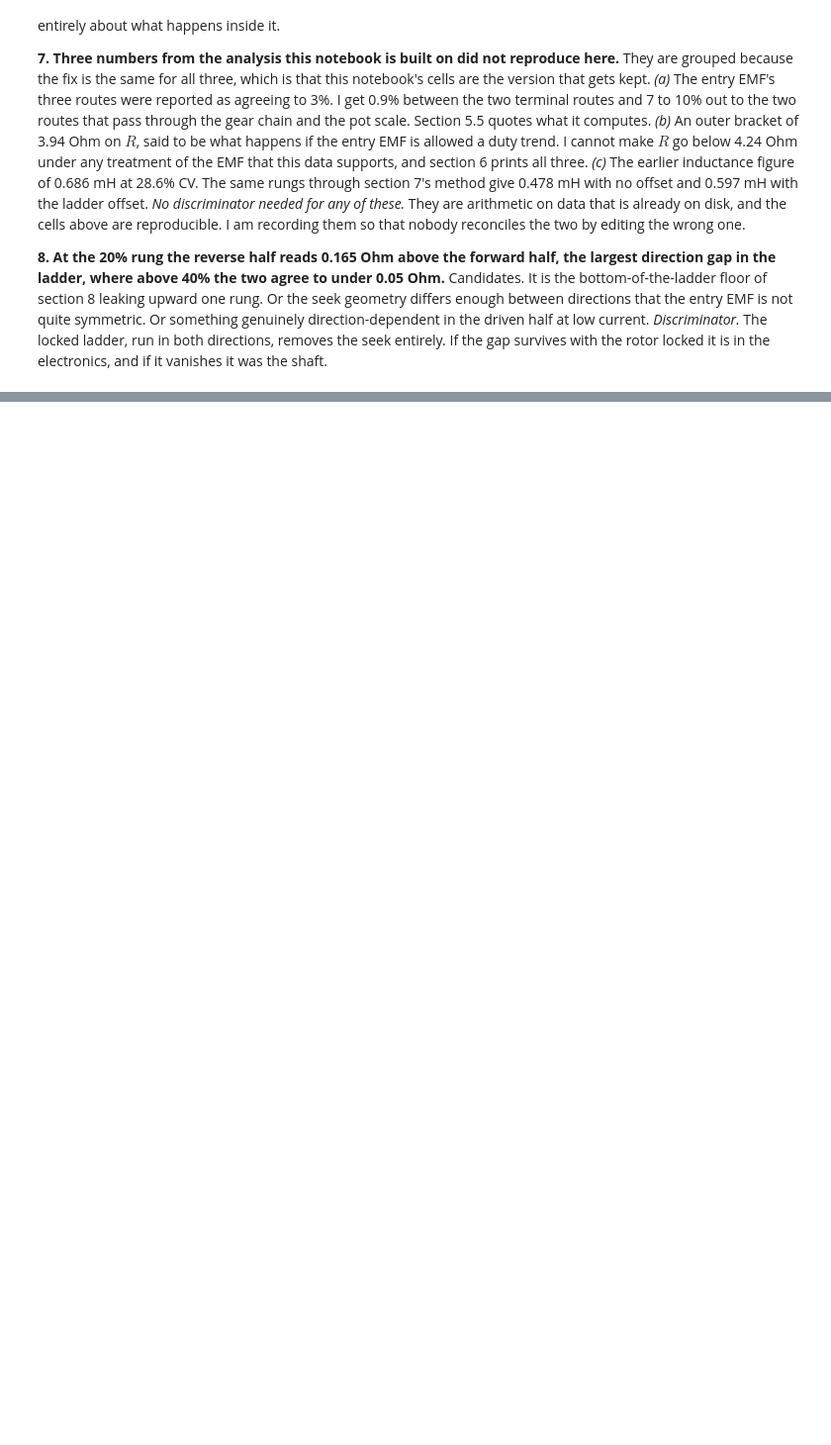
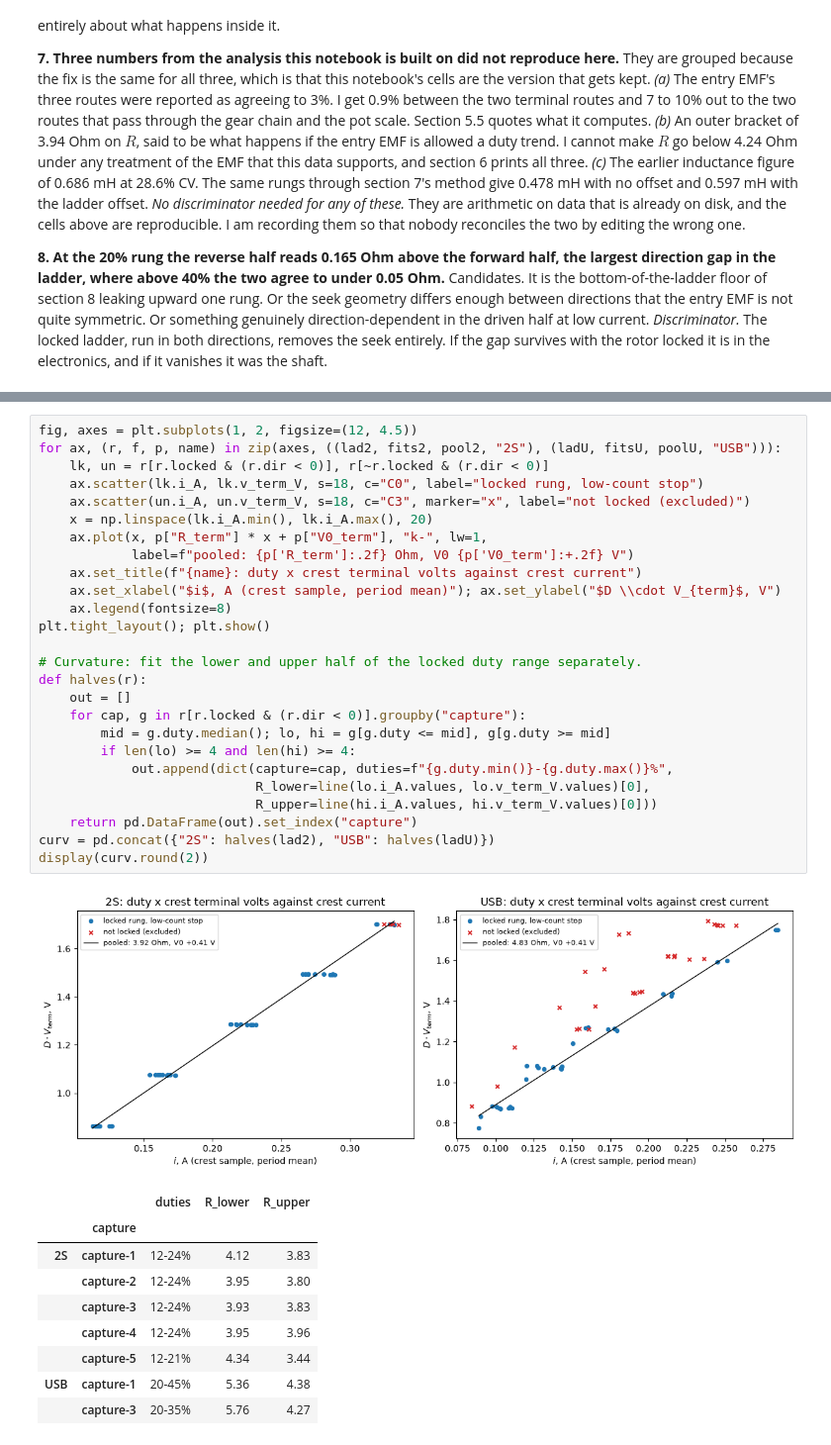
Before and after one commit to OpenServoCore/open-servo-core, a Jupyter notebook: notebooks/02-electrical.ipynb, the cells around one changed output, grey strips where cells are left out. Shown at 99% size. Saved outputs shown, nothing was run; the diff lists cells and outputs as text; blank space fills up the shorter version.

```diff
--- a/notebooks/02-electrical.ipynb
+++ b/notebooks/02-electrical.ipynb
@@ -2447,0 +2721,37 @@ was the shaft.
+# %%
+fig, axes = plt.subplots(1, 2, figsize=(12, 4.5))
+for ax, (r, f, p, name) in zip(axes, ((lad2, fits2, pool2, "2S"), (ladU, fitsU, poolU, "USB"))):
+    lk, un = r[r.locked & (r.dir < 0)], r[~r.locked & (r.dir < 0)]
+    ax.scatter(lk.i_A, lk.v_term_V, s=18, c="C0", label="locked rung, low-count stop")
+    ax.scatter(un.i_A, un.v_term_V, s=18, c="C3", marker="x", label="not locked (excluded)")
+    x = np.linspace(lk.i_A.min(), lk.i_A.max(), 20)
+    ax.plot(x, p["R_term"] * x + p["V0_term"], "k-", lw=1,
+            label=f"pooled: {p['R_term']:.2f} Ohm, V0 {p['V0_term']:+.2f} V")
+    ax.set_title(f"{name}: duty x crest terminal volts against crest current")
+    ax.set_xlabel("$i$, A (crest sample, period mean)"); ax.set_ylabel("$D \\cdot V_{term}$, V")
+    ax.legend(fontsize=8)
+plt.tight_layout(); plt.show()
+
+# Curvature: fit the lower and upper half of the locked duty range separately.
+def halves(r):
+    out = []
+    for cap, g in r[r.locked & (r.dir < 0)].groupby("capture"):
+        mid = g.duty.median(); lo, hi = g[g.duty <= mid], g[g.duty >= mid]
+        if len(lo) >= 4 and len(hi) >= 4:
+            out.append(dict(capture=cap, duties=f"{g.duty.min()}-{g.duty.max()}%",
+                            R_lower=line(lo.i_A.values, lo.v_term_V.values)[0],
+                            R_upper=line(hi.i_A.values, hi.v_term_V.values)[0]))
+    return pd.DataFrame(out).set_index("capture")
+curv = pd.concat({"2S": halves(lad2), "USB": halves(ladU)})
+display(curv.round(2))
+# %% [output]
+[figure, added]
+|  |  | duties | R_lower | R_upper |
+|  | capture |  |  |  |
+| 2S | capture-1 | 12-24% | 4.12 | 3.83 |
+|  | capture-2 | 12-24% | 3.95 | 3.80 |
+|  | capture-3 | 12-24% | 3.93 | 3.83 |
+|  | capture-4 | 12-24% | 3.95 | 3.96 |
+|  | capture-5 | 12-21% | 4.34 | 3.44 |
+| USB | capture-1 | 20-45% | 5.36 | 4.38 |
+|  | capture-3 | 20-35% | 5.76 | 4.27 |
```
Also changed, not shown: parts of 25 cells of this notebook, 1 other file.
